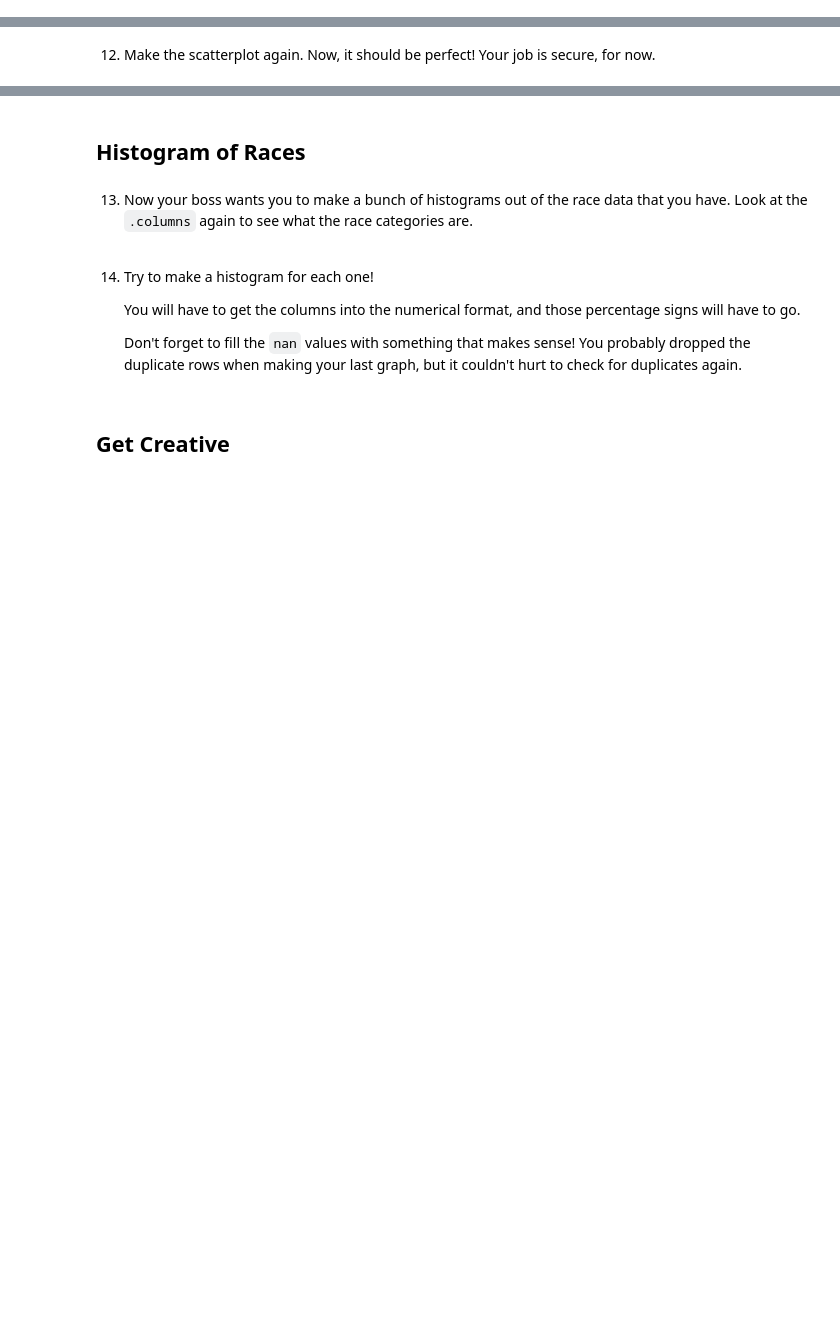
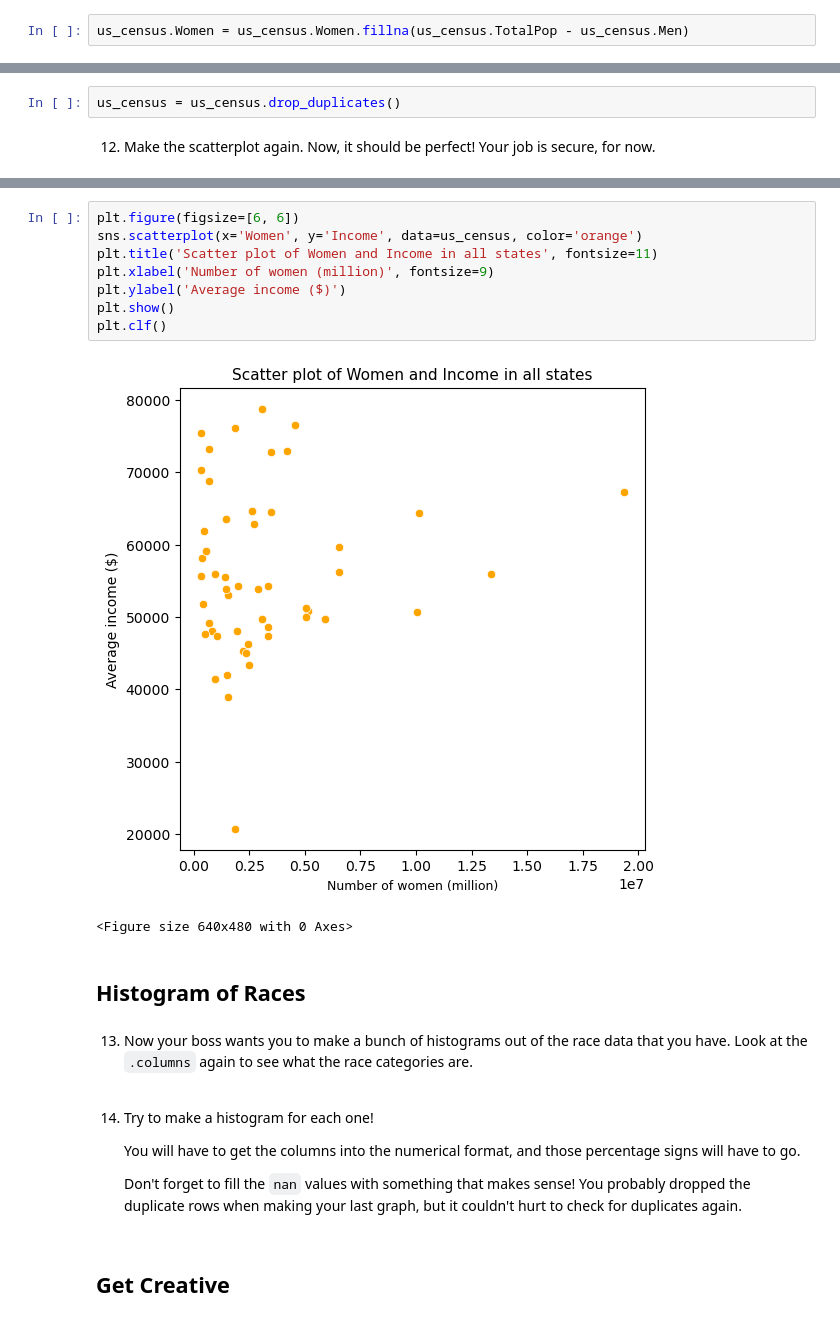
Before and after one commit to LiZoMark841619/US_Census, a Jupyter notebook: Cleaning US Census Data.ipynb, the cells around one changed output, grey strips where cells are left out. Drawn from its saved outputs; the diff is of its cells as text; blank space fills up the shorter version.

```diff
--- a/Cleaning US Census Data.ipynb
+++ b/Cleaning US Census Data.ipynb
@@ -137,0 +183,2 @@ dtype('int64')
+# %%
+us_census.Women = us_census.Women.fillna(us_census.TotalPop - us_census.Men)
@@ -140,4 +210,6 @@ dtype('int64')
 # %% [markdown]
 11. Drop those duplicates using the `.drop_duplicates()` function.
+# %%
+us_census = us_census.drop_duplicates()
 # %% [markdown]
 12. Make the scatterplot again. Now, it should be perfect! Your job is secure, for now.
@@ -144,3 +225,14 @@ dtype('int64')
+# %%
+plt.figure(figsize=[6, 6])
+sns.scatterplot(x='Women', y='Income', data=us_census, color='orange')
+plt.title('Scatter plot of Women and Income in all states', fontsize=11)
+plt.xlabel('Number of women (million)', fontsize=9)
+plt.ylabel('Average income ($)')
+plt.show()
+plt.clf()
+# %% [output]
+[figure, added]
+<Figure size 640x480 with 0 Axes>
 # %% [markdown]
 ## Histogram of Races
 # %% [markdown]
```
Also changed, not shown: parts of 10 cells of this notebook.
